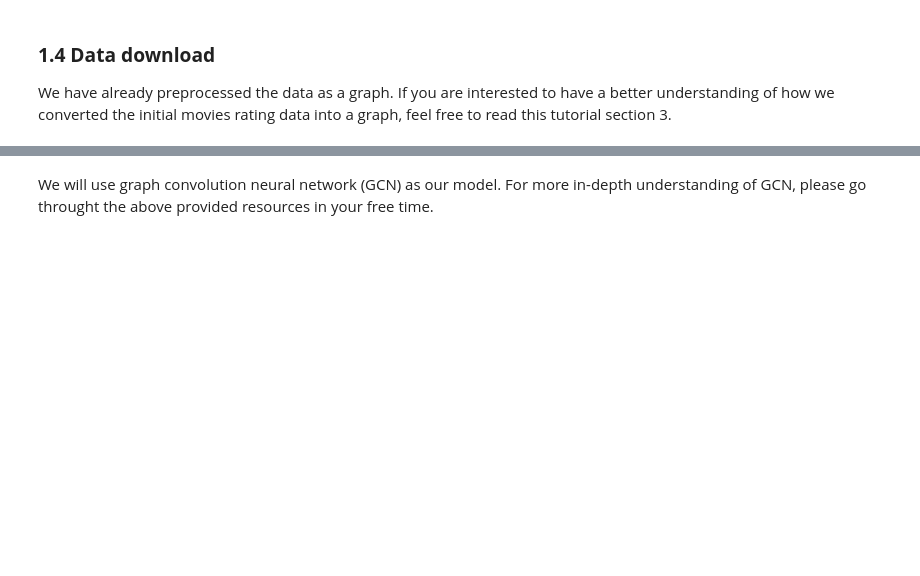
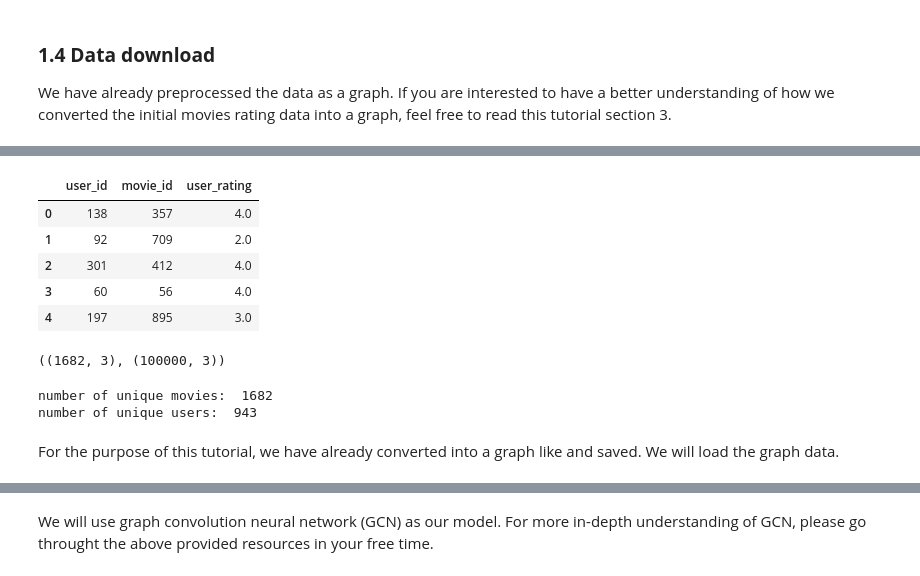
Before and after one commit to deep-learning-indaba/indaba-pracs-2024, a Jupyter notebook: practicals/GNN_for_recommendations.ipynb, the cells around one changed output, grey strips where cells are left out. Drawn from its saved outputs; the diff is of its cells as text; code cells hidden in the pictures; blank space fills up the shorter version.

```diff
--- a/practicals/GNN_for_recommendations.ipynb
+++ b/practicals/GNN_for_recommendations.ipynb
@@ -102,0 +143,21 @@ We have already preprocessed the data as a graph. If you are interested to have
+# %%
+ratings_df.head()
+# %% [output]
+|  | user_id | movie_id | user_rating |
+| 0 | 138 | 357 | 4.0 |
+| 1 | 92 | 709 | 2.0 |
+| 2 | 301 | 412 | 4.0 |
+| 3 | 60 | 56 | 4.0 |
+| 4 | 197 | 895 | 3.0 |
+# %%
+movies_df.shape, ratings_df.shape
+# %% [output]
+((1682, 3), (100000, 3))
+# %%
+print('number of unique movies: ', len(ratings_df.movie_id.unique()))
+print('number of unique users: ', len(ratings_df.user_id.unique()))
+# %% [output]
+number of unique movies:  1682
+number of unique users:  943
+# %% [markdown]
+For the purpose of this tutorial, we have already converted into a graph like and saved. We will load the graph data.
```
Also changed, not shown: parts of 26 cells of this notebook, 1 other file.
